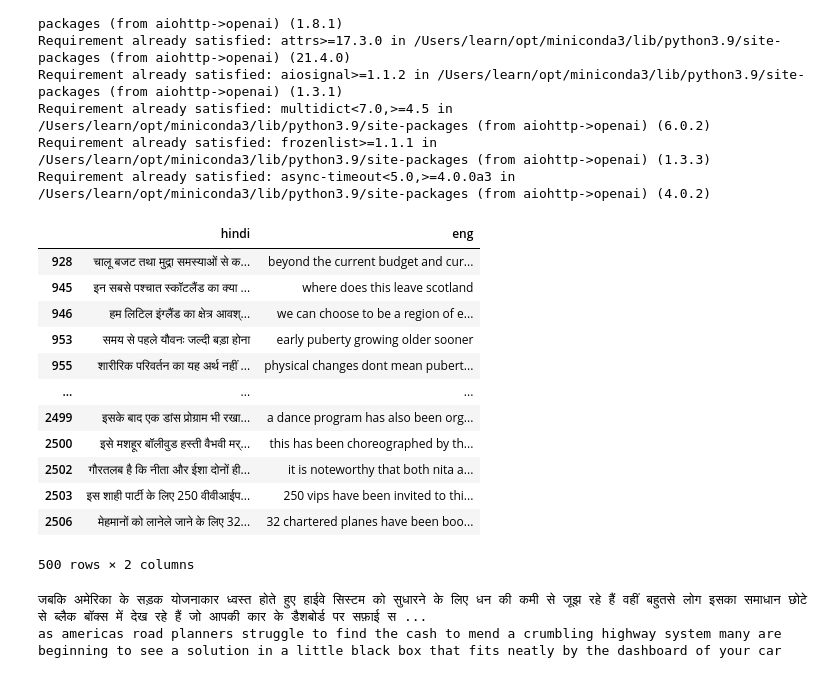
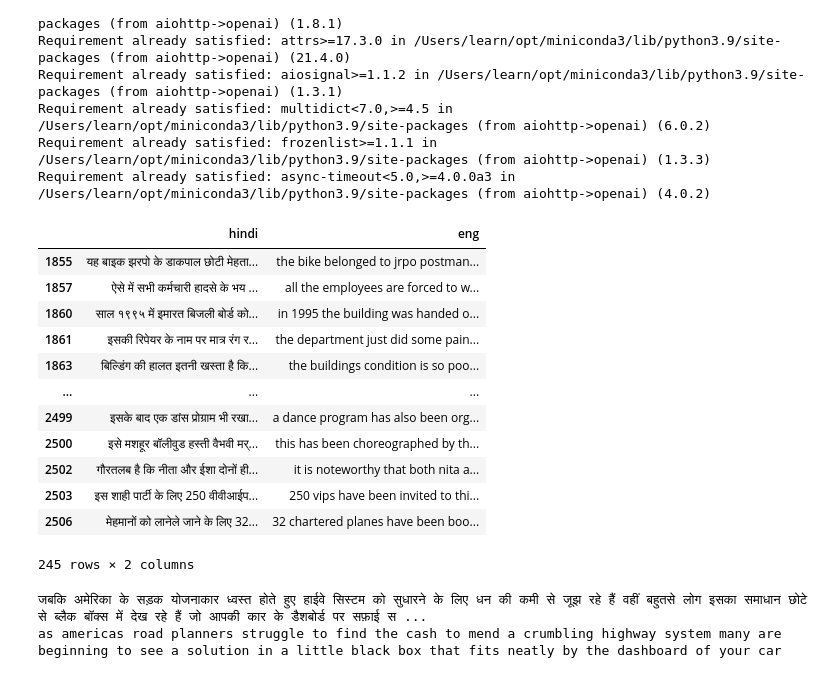
Before and after one commit to ASIF-Mahmud1/machine-translation, a Jupyter notebook: machine-learning/train/gpt/index.ipynb, the cells around one changed output. Saved outputs shown, nothing was run; the diff lists cells and outputs as text; code cells hidden in the pictures.

```diff
--- a/machine-learning/train/gpt/index.ipynb
+++ b/machine-learning/train/gpt/index.ipynb
@@ -39,21 +39,21 @@ pool_oftexts['hindi']
 input_sentences=pool_oftexts['hindi']
 output_sentences=pool_oftexts['eng']
 # %%
-pool_oftexts[276:]
+pool_oftexts[531:]
 # %% [output]
 |  | hindi | eng |
-| 928 | चालू बजट तथा मुद्रा समस्याओं से क... | beyond the current budget and cur... |
-| 945 | इन सबसे पश्चात स्कॉटलैंड का क्या ... | where does this leave scotland |
-| 946 | हम लिटिल इंग्लैंड का क्षेत्र आवश्... | we can choose to be a region of e... |
-| 953 | समय से पहले यौवनः जल्दी बड़ा होना | early puberty growing older sooner |
-| 955 | शारीरिक परिवर्तन का यह अर्थ नहीं ... | physical changes dont mean pubert... |
+| 1855 | यह बाइक झरपो के डाकपाल छोटी मेहता... | the bike belonged to jrpo postman... |
+| 1857 | ऐसे में सभी कर्मचारी हादसे के भय ... | all the employees are forced to w... |
+| 1860 | साल १९९५ में इमारत बिजली बोर्ड को... | in 1995 the building was handed o... |
+| 1861 | इसकी रिपेयर के नाम पर मात्र रंग र... | the department just did some pain... |
+| 1863 | बिल्डिंग की हालत इतनी खस्ता है कि... | the buildings condition is so poo... |
 | ... | ... | ... |
 | 2499 | इसके बाद एक डांस प्रोग्राम भी रखा... | a dance program has also been org... |
 | 2500 | इसे मशहूर बॉलीवुड हस्ती वैभवी मर्... | this has been choreographed by th... |
 | 2502 | गौरतलब है कि नीता और ईशा दोनों ही... | it is noteworthy that both nita a... |
 | 2503 | इस शाही पार्टी के लिए 250 वीवीआईप... | 250 vips have been invited to thi... |
 | 2506 | मेहमानों को लानेले जाने के लिए 32... | 32 chartered planes have been boo... |
-500 rows × 2 columns
+245 rows × 2 columns
 # %%
 print(input_sentences[1])
 print(output_sentences[1])
```
Also changed, not shown: parts of 8 cells of this notebook, 2 other files.
